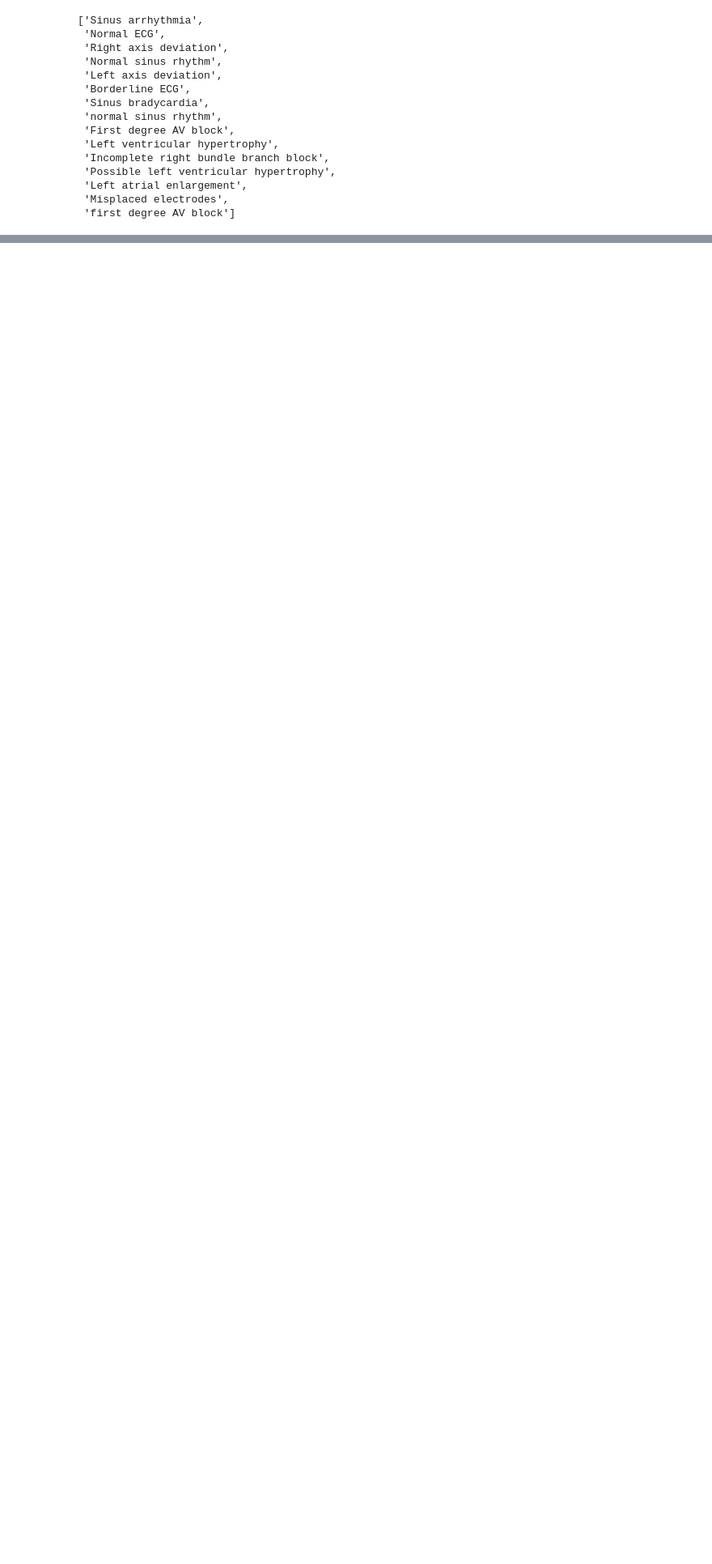
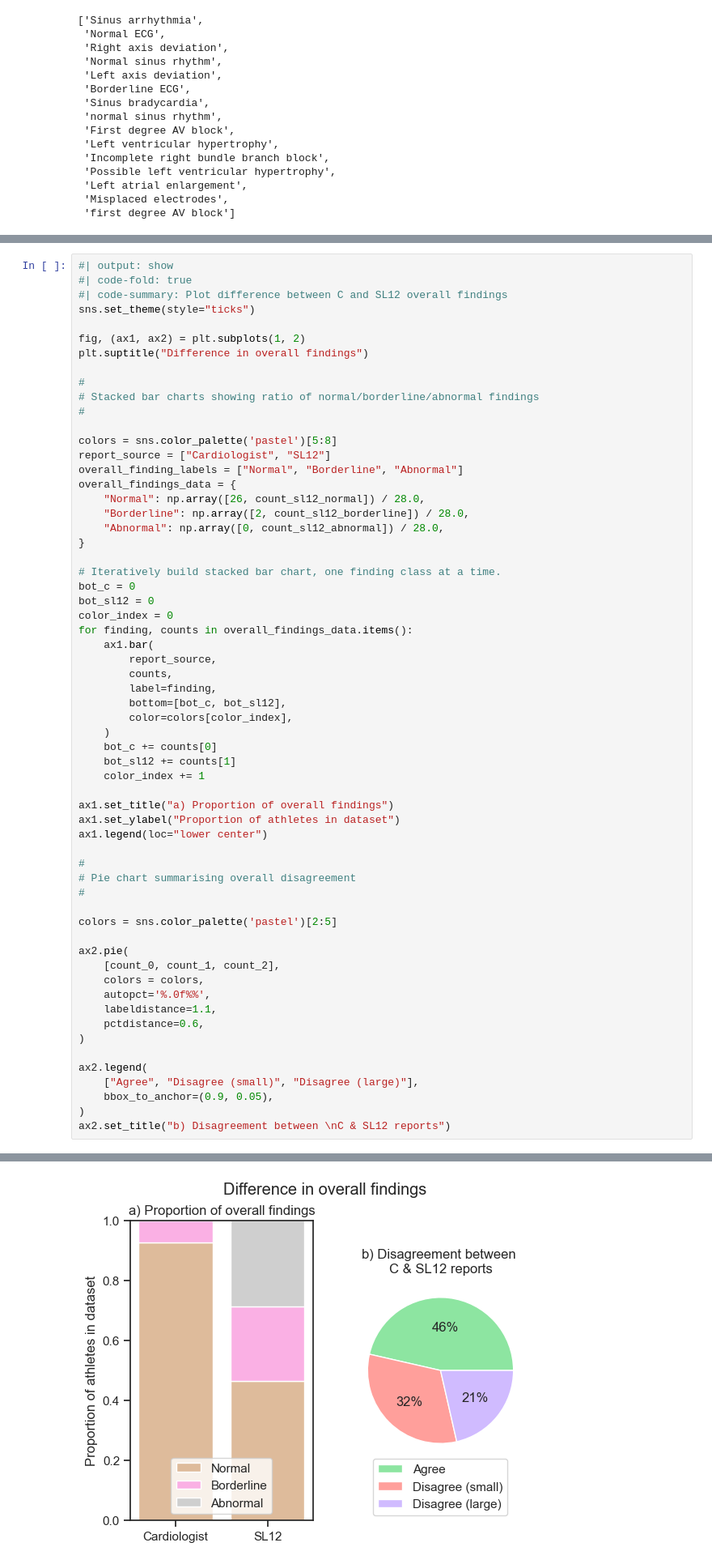
Before and after one commit to ShaunKyle/MisdiagnosisOfAthleteECG, a Jupyter notebook: nbs/Marquette-SL12-misclassification.ipynb, the cells around one changed output, grey strips where cells are left out. Shown at 81% size. Cells and saved outputs as stored; diff of their text form; blank space fills up the shorter version.

Commit message:
add analysis and visualization of overall ECG findings

```diff
--- a/nbs/Marquette-SL12-misclassification.ipynb
+++ b/nbs/Marquette-SL12-misclassification.ipynb
@@ -207,0 +296,62 @@ unique_findings_sl12
+# %%
+#| output: show
+#| code-fold: true
+#| code-summary: Plot difference between C and SL12 overall findings
+sns.set_theme(style="ticks")
+
+fig, (ax1, ax2) = plt.subplots(1, 2)
+plt.suptitle("Difference in overall findings")
+
+#
+# Stacked bar charts showing ratio of normal/borderline/abnormal findings
+#
+
+colors = sns.color_palette('pastel')[5:8]
+report_source = ["Cardiologist", "SL12"]
+overall_finding_labels = ["Normal", "Borderline", "Abnormal"]
+overall_findings_data = {
+    "Normal": np.array([26, count_sl12_normal]) / 28.0,
+    "Borderline": np.array([2, count_sl12_borderline]) / 28.0,
+    "Abnormal": np.array([0, count_sl12_abnormal]) / 28.0,
+}
+
+# Iteratively build stacked bar chart, one finding class at a time.
+bot_c = 0
+bot_sl12 = 0
+color_index = 0
+for finding, counts in overall_findings_data.items():
+    ax1.bar(
+        report_source,
+        counts,
+        label=finding,
+        bottom=[bot_c, bot_sl12],
+        color=colors[color_index],
+    )
+    bot_c += counts[0]
+    bot_sl12 += counts[1]
+    color_index += 1
+
+ax1.set_title("a) Proportion of overall findings")
+ax1.set_ylabel("Proportion of athletes in dataset")
+ax1.legend(loc="lower center")
+
+#
+# Pie chart summarising overall disagreement
+#
+
+colors = sns.color_palette('pastel')[2:5]
+
+ax2.pie(
+    [count_0, count_1, count_2],
+    colors = colors,
+    autopct='%.0f%%',
+    labeldistance=1.1,
+    pctdistance=0.6,
+)
+
+ax2.legend(
+    ["Agree", "Disagree (small)", "Disagree (large)"],
+    bbox_to_anchor=(0.9, 0.05),
+)
+ax2.set_title("b) Disagreement between \nC & SL12 reports")
+# %% [output]
@@ -207,0 +359 @@ unique_findings_sl12
+[figure, added]
```
Also changed, not shown: parts of 13 cells of this notebook.
